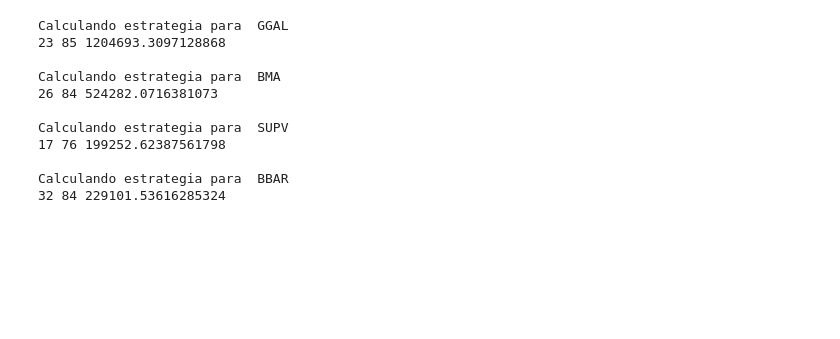
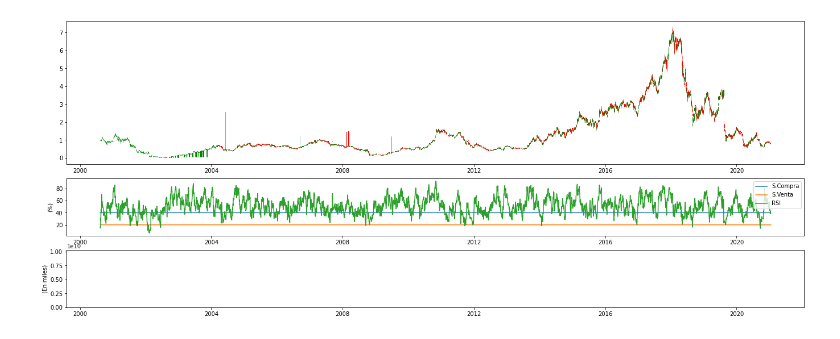
Before and after one commit to pfauda/TradingView, a Jupyter notebook: EstrategiaRSI.ipynb, the cells around one changed output. Drawn from its saved outputs; the diff is of its cells as text; code cells hidden in the pictures; blank space fills up the shorter version.

```diff
--- a/EstrategiaRSI.ipynb
+++ b/EstrategiaRSI.ipynb
@@ -50,0 +50,27 @@ for i in range(len(tickers)):
+# %%
+# Podar los outliers
+removed_ol = df_ccl_pond[variable].between(close.quantile(.002), close.quantile(.998))
+df_ccl_pond = df_ccl_pond[removed_ol] # without outliers
+# Interpolar los valores eliminados y faltantes
+df_ccl_pond.pad(inplace=True)
+# %%
+# Inicializaciones
+#tickers = ["GGAL", "BMA", "SUPV", "BBAR"]
+#tickers = ["BBAR"]
+tickers = ["^MERV",
+           "GGAL.BA", "BBAR.BA", "BMA.BA", "SUPV.BA", "BYMA.BA", "VALO.BA",
+           "CVH.BA", "TECO2.BA", "MIRG.BA", "COME.BA",
+           "CRES.BA",
+           "ALUA.BA", "HARG.BA", "LOMA.BA", "TXAR.BA",
+           "EDN.BA", "TGSU2.BA", "TGNO4.BA", "PAMP.BA", "TRAN.BA", "YPFD.BA"]
+precios = {} # diccionario para guardar los datos
+
+# Importación de datos
+for i in range(len(tickers)):
+    precios[tickers[i]] = yf.download(tickers[i], start=start) #["Adj Close"].to_frame()
+    precios[tickers[i]]["Open"] = precios[tickers[i]]["Open"] / df_ccl_pond[variable]
+    precios[tickers[i]]["High"] = precios[tickers[i]]["High"] / df_ccl_pond[variable]
+    precios[tickers[i]]["Close"] = precios[tickers[i]]["Close"] / df_ccl_pond[variable]
+    precios[tickers[i]]["Low"] = precios[tickers[i]]["Low"] / df_ccl_pond[variable]
+    precios[tickers[i]]["Adj Close"] = precios[tickers[i]]["Adj Close"] / df_ccl_pond[variable]
+    precios[tickers[i]]["Volume"] = precios[tickers[i]]["Volume"] / df_ccl_pond[variable]
@@ -73,6 +117,6 @@ def calc_rsi(ohlc: pd.DataFrame, period: int = 14, source: str = 'Close') -> pd.
 price_dict = copy.deepcopy(precios)
 for ticker in tickers:
     print("Calculando RSI de", ticker)
-    price_dict[ticker]["RSI"] = calc_rsi(price_dict[ticker], 14, 'Close')
+    price_dict[ticker]["RSI"] = calc_rsi(price_dict[ticker], 14, 'Adj Close')
     price_dict[ticker].dropna(inplace=True)
 # %% [output]
@@ -127,15 +184,17 @@ def plot_chart(data, n, ticker, sobreVenta, sobreCompra):
     ax_rsi.legend()
 
     # Show volume in millions
-    ax_vol.bar(data.index, data["Volume"] / 1000000)
-    ax_vol.set_ylabel("(En millones)")
+    ax_vol.bar(data.index, data["Volume"] / 1000)
+    ax_vol.set_ylabel("(En miles)")
 
     # Save the chart as PNG
     #fig.savefig("charts/" + ticker + ".png", bbox_inches="tight")
 
     plt.show()
 # %%
-#plot_chart(price_dict[ticker], 7000, ticker, 20, 40)
+plot_chart(price_dict["GGAL.BA"], 7000, ticker, 20, 40)
+# %% [output]
+[figure, added]
 # %%
 class Strategy:
 
@@ -260,27 +315,0 @@ def calc_strategy_rsi(data, sobreVenta, sobreCompra, source) -> float:
-# %%
-for ticker in tickers:
-  result = 0
-  sc_max = 0
-  sv_max = 0
-  result_max = 0
-  print("\nCalculando estrategia para ",ticker)
-  for sv in range(5, 45):
-    for sc in range(55, 95):
-      result = calc_strategy_rsi(price_dict[ticker], sv, sc, "Close")
-      if result > result_max:
-        result_max = result
-        sc_max = sc
-        sv_max = sv
-  print(sv_max, sc_max, result_max)
-# %% [output]
-Calculando estrategia para  GGAL
-23 85 1204693.3097128868
-
-Calculando estrategia para  BMA
-26 84 524282.0716381073
-
-Calculando estrategia para  SUPV
-17 76 199252.62387561798
-
-Calculando estrategia para  BBAR
-32 84 229101.53616285324
```
Also changed, not shown: parts of 9 cells of this notebook.
